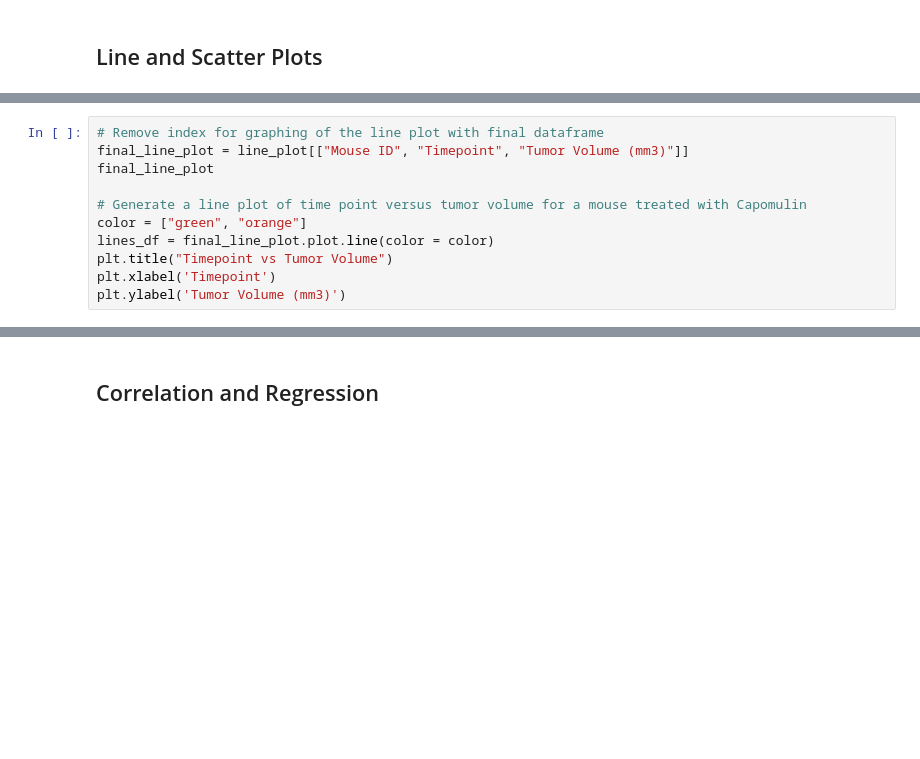
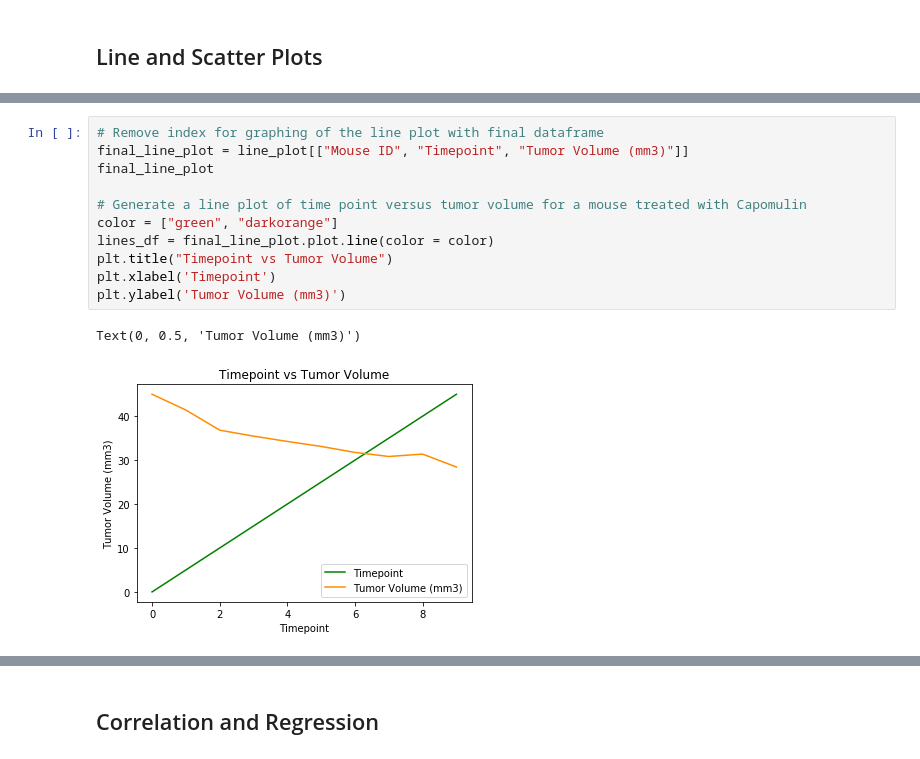
Before and after one commit to cdfencing/Matplotlib-The-Power-of-Plots, a Jupyter notebook: Pymaceuticals/Pymaceuticals.ipynb, the cells around one changed output, grey strips where cells are left out. Saved outputs shown, nothing was run; the diff lists cells and outputs as text; blank space fills up the shorter version.

```diff
--- a/Pymaceuticals/Pymaceuticals.ipynb
+++ b/Pymaceuticals/Pymaceuticals.ipynb
@@ -214,14 +235,17 @@ line_plot
 # %%
 # Remove index for graphing of the line plot with final dataframe
 final_line_plot = line_plot[["Mouse ID", "Timepoint", "Tumor Volume (mm3)"]]
 final_line_plot
 
 # Generate a line plot of time point versus tumor volume for a mouse treated with Capomulin
-color = ["green", "orange"]
+color = ["green", "darkorange"]
 lines_df = final_line_plot.plot.line(color = color)
 plt.title("Timepoint vs Tumor Volume")
 plt.xlabel('Timepoint')
 plt.ylabel('Tumor Volume (mm3)')
+# %% [output]
+Text(0, 0.5, 'Tumor Volume (mm3)')
+[figure, added]
 # %%
 # Create a dataframe to retrieve data for the specific drug regimen 'Capomulin' using pandas method
 Capomulin_df = combined_df[combined_df["Drug Regimen"].isin(["Capomulin"])]
```
Also changed, not shown: parts of 8 cells of this notebook, 1 other file.
